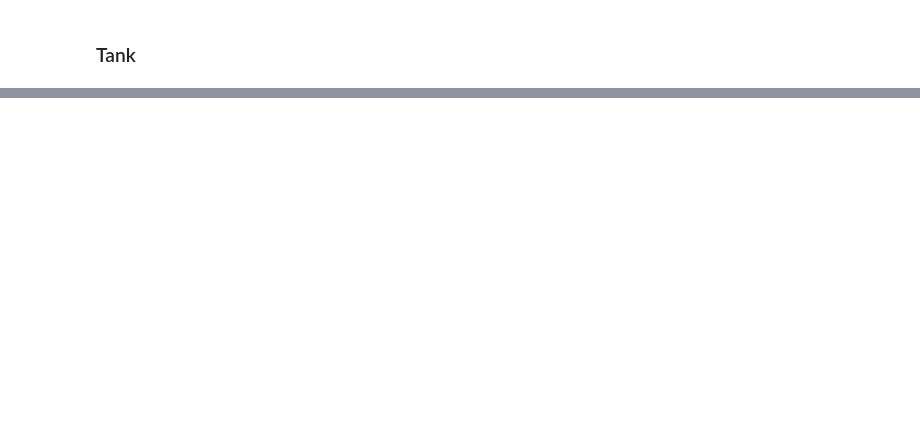
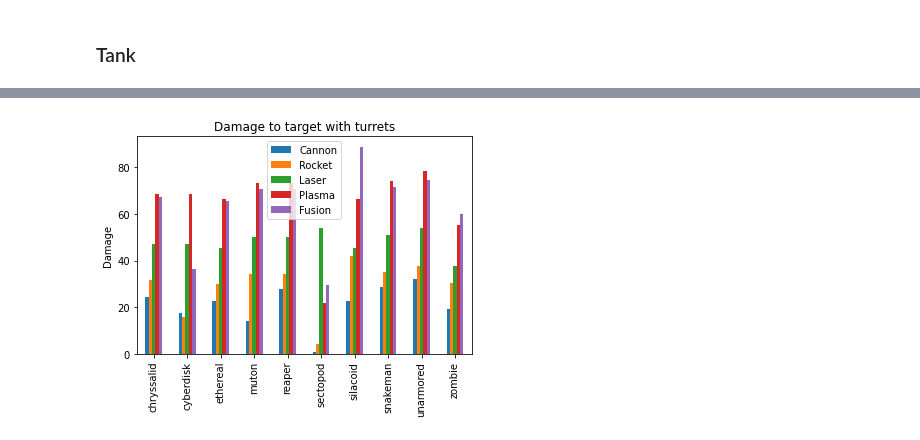
Before and after one commit to Bernardo-MG/xcom-analysis-jupyter-notebook, a Jupyter notebook: enemy_unknown/enemy_survivability_general.ipynb, the cells around one changed output, grey strips where cells are left out. Cells and saved outputs as stored; diff of their text form; code cells hidden in the pictures; blank space fills up the shorter version.

```diff
--- a/enemy_unknown/enemy_survivability_general.ipynb
+++ b/enemy_unknown/enemy_survivability_general.ipynb
@@ -156,6 +156,6 @@ weapon_damages = weapon_damages.sort_values(by=["target"])
 # %%
 ax = weapon_damages.plot.bar(title="Damage to target with turrets")
 ax.legend(["Cannon", "Rocket", "Laser", "Plasma", "Fusion"])
-ax.xaxis.get_label().set_visible(False
+ax.xaxis.get_label().set_visible(False)
 ax.set_ylabel("Damage")
 # %% [output]
@@ -162,0 +163 @@ SyntaxError: invalid syntax (<ipython-input-22-f5c7a07d5d75>, line 4)
+[figure, added]
```
Also changed, not shown: parts of 6 cells of this notebook, 10 other files.
